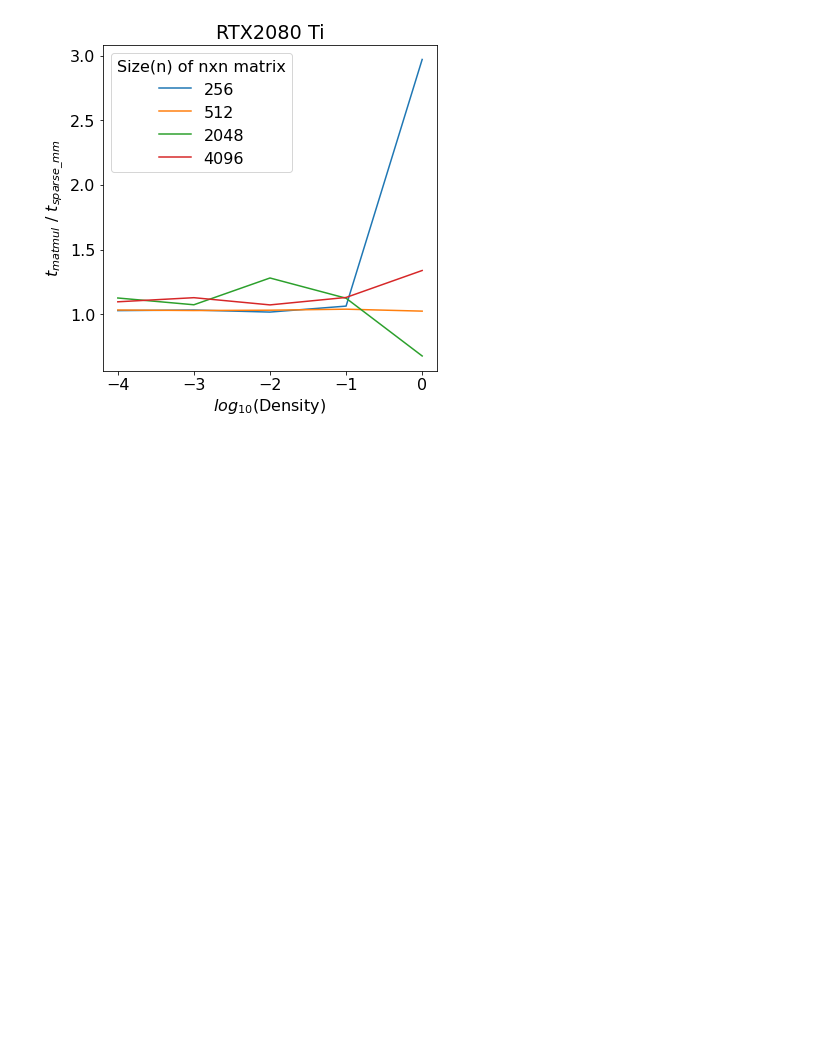
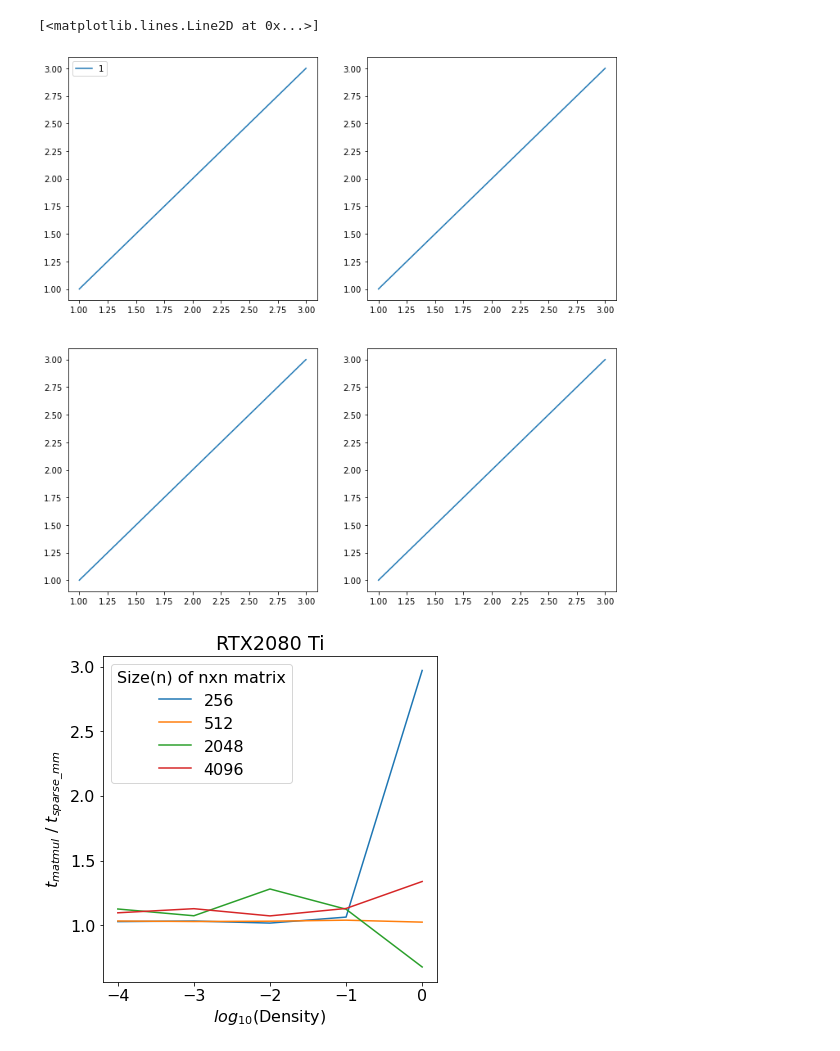
Before and after one commit to ftmtk/playground, a Jupyter notebook: test_pytorch_sparse_visualization.ipynb, the cells around one changed output. Cells and saved outputs as stored; diff of their text form; code cells hidden in the pictures; blank space fills up the shorter version.

```diff
--- a/test_pytorch_sparse_visualization.ipynb
+++ b/test_pytorch_sparse_visualization.ipynb
@@ -16,3 +52,13 @@ print(df_dvs_cpu.iloc[:]['256'].values, df_dvs_cpu.columns)
+# %%
+fig, axes = plt.subplots(2, 2, figsize=(12,12))
+axes[0,0].plot([1,2,3],[1,2,3],label='1')
+axes[0][0].legend()
+axes[1][0].plot([1,2,3],[1,2,3])
+axes[0][1].plot([1,2,3],[1,2,3])
+axes[1][1].plot([1,2,3],[1,2,3])
+# %% [output]
+[<matplotlib.lines.Line2D at 0x...>]
+[figure, added]
 # %%
 def _plot_dvs_result(df, title = 'GPU', use_log10 = False):
     font = {'family' : 'normal',
```
Also changed, not shown: parts of 6 cells of this notebook, 1 other file.
